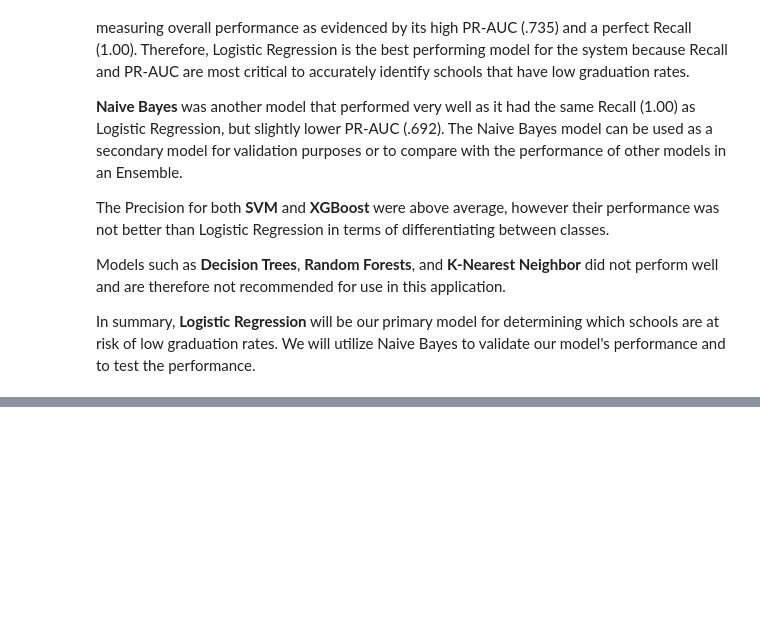
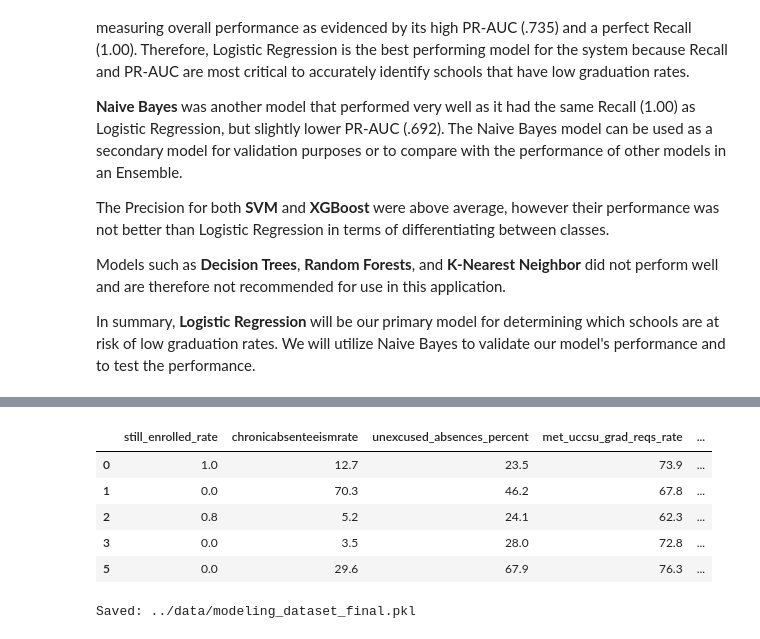
Before and after one commit to junclemente/ads599-capstone_project, a Jupyter notebook: library/05_modeling_countries.ipynb, the cells around one changed output, grey strips where cells are left out. Cells and saved outputs as stored; diff of their text form; code cells hidden in the pictures; blank space fills up the shorter version.

```diff
--- a/library/05_modeling_countries.ipynb
+++ b/library/05_modeling_countries.ipynb
@@ -540,0 +539,17 @@ Models such as **Decision Trees**, **Random Forests**, and **K-Nearest Neighbor*
+# %%
+# import original dataset
+og_df = pd.read_pickle("../data/modeling_all_counties.pkl")
+
+# number of features
+N_TOP = 15
+
+# get columns of top features
+top_features = list(imp.head(N_TOP).index)
+top_features
+
+# get target column
+target = ["graduation_rate", "high_grad_rate"]
+
+# create final column list
+final_cols = top_features + target
+print(final_cols)
@@ -540,0 +571,16 @@ Models such as **Decision Trees**, **Random Forests**, and **K-Nearest Neighbor*
+# %%
+df_reduced = og_df[final_cols]
+
+df_reduced.head()
+# %% [output]
+|  | still_enrolled_rate | chronicabsenteeismrate | unexcused_absences_percent | met_uccsu_grad_reqs_rate | ... |
+| 0 | 1.0 | 12.7 | 23.5 | 73.9 | ... |
+| 1 | 0.0 | 70.3 | 46.2 | 67.8 | ... |
+| 2 | 0.8 | 5.2 | 24.1 | 62.3 | ... |
+| 3 | 0.0 | 3.5 | 28.0 | 72.8 | ... |
+| 5 | 0.0 | 29.6 | 67.9 | 76.3 | ... |
+# %%
+df_reduced.to_pickle("../data/modeling_dataset_final.pkl")
+print("Saved: ../data/modeling_dataset_final.pkl")
+# %% [output]
+Saved: ../data/modeling_dataset_final.pkl
```
Also changed, not shown: parts of 10 cells of this notebook, 16 other files.
